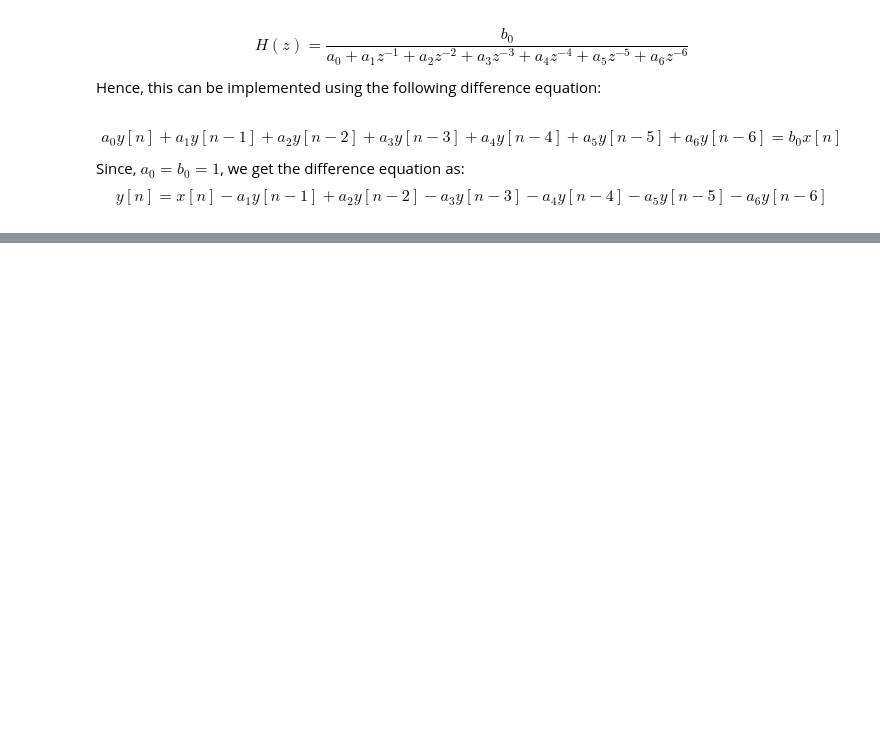
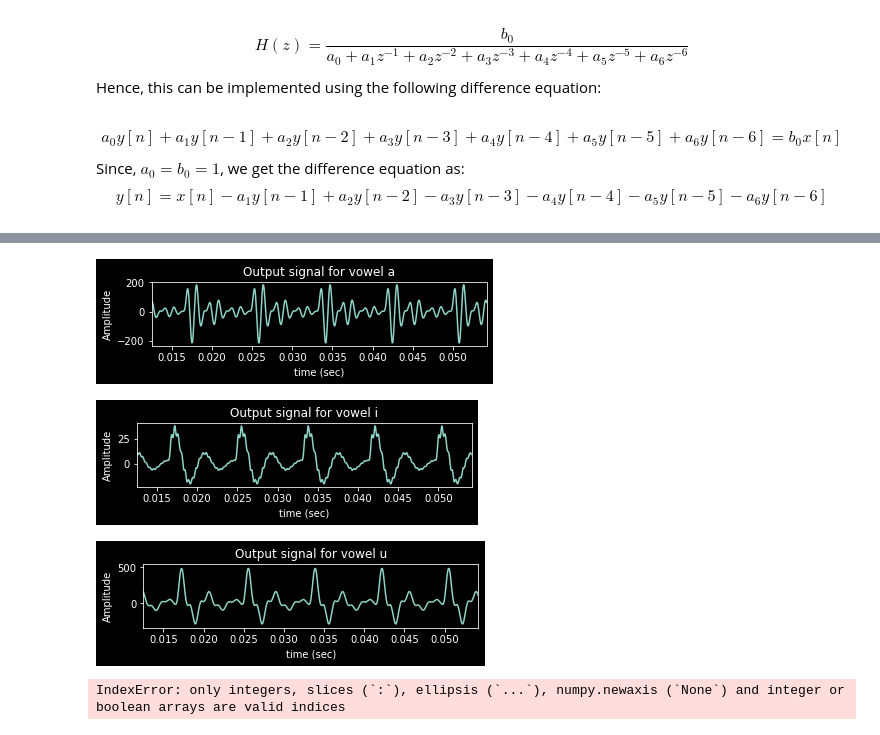
Before and after one commit to TheShiningVampire/EE679_Programming_Assignments, a Jupyter notebook: A_1.ipynb, the cells around one changed output, grey strips where cells are left out. Drawn from its saved outputs; the diff is of its cells as text; code cells hidden in the pictures; blank space fills up the shorter version.

```diff
--- a/A_1.ipynb
+++ b/A_1.ipynb
@@ -490,7 +490,7 @@ $$
 # %%
 # Implement the filter as a difference equation
 
-def filter(x, a1, a2, a3, a4, a5, a6):
+def filter_3formant(x, a1, a2, a3, a4, a5, a6):
     y = np.zeros(len(x))                    # Initialize output array
 
     # Assuming initial reset we get the first two terms of the output as
@@ -503,6 +503,6 @@ def filter(x, a1, a2, a3, a4, a5, a6):
 
     # The rest of the output is calculated using the difference equation
     for i in range(6, x.size):
-        y[i] = x[i] + 2*r1*np.cos(theta1)*y[i-1] - r1**2*y[i-2]
+        y[i] = x[i] - a1*y[i-1] - a2*y[i-2] - a3*y[i-3] - a4*y[i-4] - a5*y[i-5] - a6*y[i-6]
 
     return y
@@ -508,0 +527,37 @@ def filter(x, a1, a2, a3, a4, a5, a6):
+# %%
+# Output in the case of the three vowels
+
+outputs = {}  # Empty dictionary to store the output
+for i in r:
+    a1_ = a1.subs([(r_1,r[i][0]),(r_2,r[i][1]),(r_3,r[i][2]),(theta_1,theta[i][0]),(theta_2,theta[i][1]),(theta_3,theta[i][2])])
+    a2_ = a2.subs([(r_1,r[i][0]),(r_2,r[i][1]),(r_3,r[i][2]),(theta_1,theta[i][0]),(theta_2,theta[i][1]),(theta_3,theta[i][2])])
+    a3_ = a3.subs([(r_1,r[i][0]),(r_2,r[i][1]),(r_3,r[i][2]),(theta_1,theta[i][0]),(theta_2,theta[i][1]),(theta_3,theta[i][2])])
+    a4_ = a4.subs([(r_1,r[i][0]),(r_2,r[i][1]),(r_3,r[i][2]),(theta_1,theta[i][0]),(theta_2,theta[i][1]),(theta_3,theta[i][2])])
+    a5_ = a5.subs([(r_1,r[i][0]),(r_2,r[i][1]),(r_3,r[i][2]),(theta_1,theta[i][0]),(theta_2,theta[i][1]),(theta_3,theta[i][2])])
+    a6_ = a6.subs([(r_1,r[i][0]),(r_2,r[i][1]),(r_3,r[i][2]),(theta_1,theta[i][0]),(theta_2,theta[i][1]),(theta_3,theta[i][2])])
+
+    # Generate output for the vowel i
+    outputs[i] = filter_3formant(tri_pulse_train_120, a1_, a2_, a3_, a4_, a5_, a6_)
+# %%
+# Plot the output signals for the three cases
+plt_no = 1
+for i in outputs:
+    plt.subplot(3,1,plt_no)
+    plt.plot(time, outputs[i])
+    plt.xlim(1.5/F0,6.5/F0)
+    plt.xlabel('time (sec)')
+    plt.ylabel('Amplitude')
+    plt.title('Output signal for vowel '+i)
+    plt_no += 1
+    plt.show()
+# %% [output]
+[figure, added]
+[figure, added]
+[figure, added]
+# %%
+# Write the output sound to output.wav
+for i in outputs:
+    output_sound = np.int16(outputs[i]/np.max(np.abs(outputs[i]))*32767) # Normalize and convert to int16
+    write("output_"+str(i)+".wav",Fs,output_sound)                       # Write to output.wav
+# %% [output]
+IndexError: only integers, slices (`:`), ellipsis (`...`), numpy.newaxis (`None`) and integer or boolean arrays are valid indices
```
Also changed, not shown: parts of 2 cells of this notebook, 3 other files.
